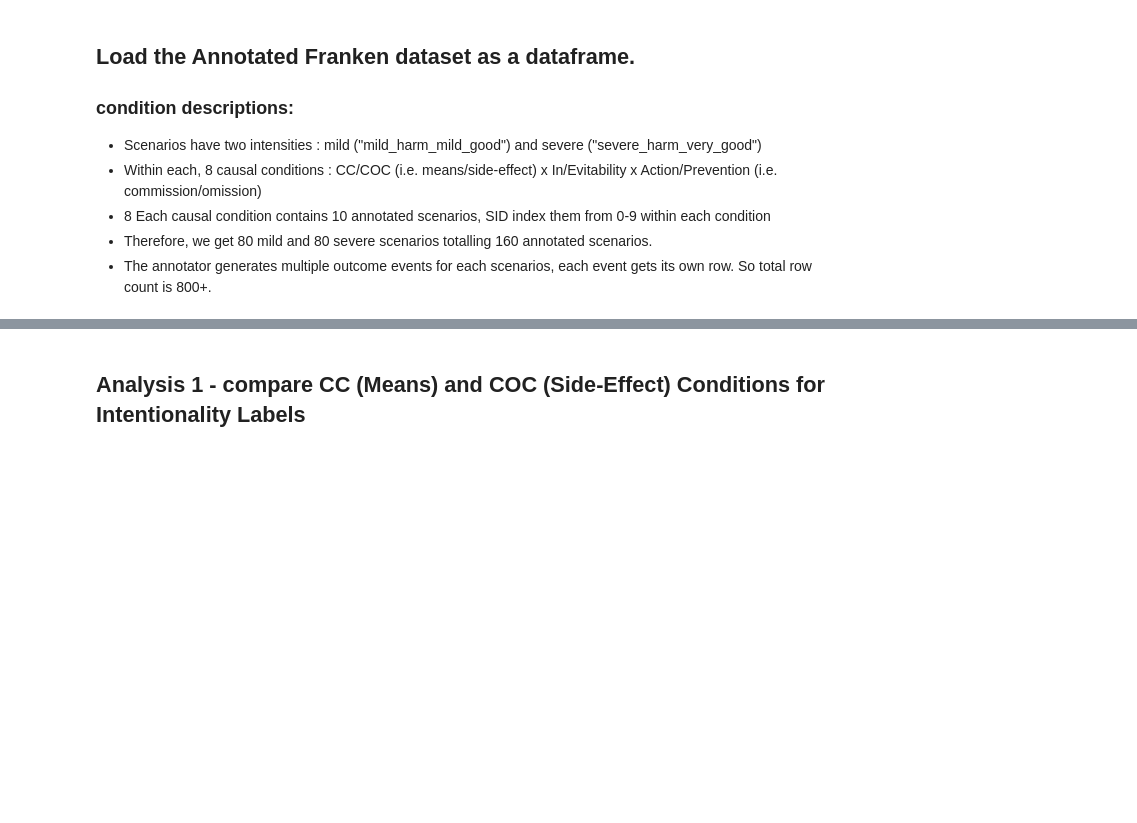
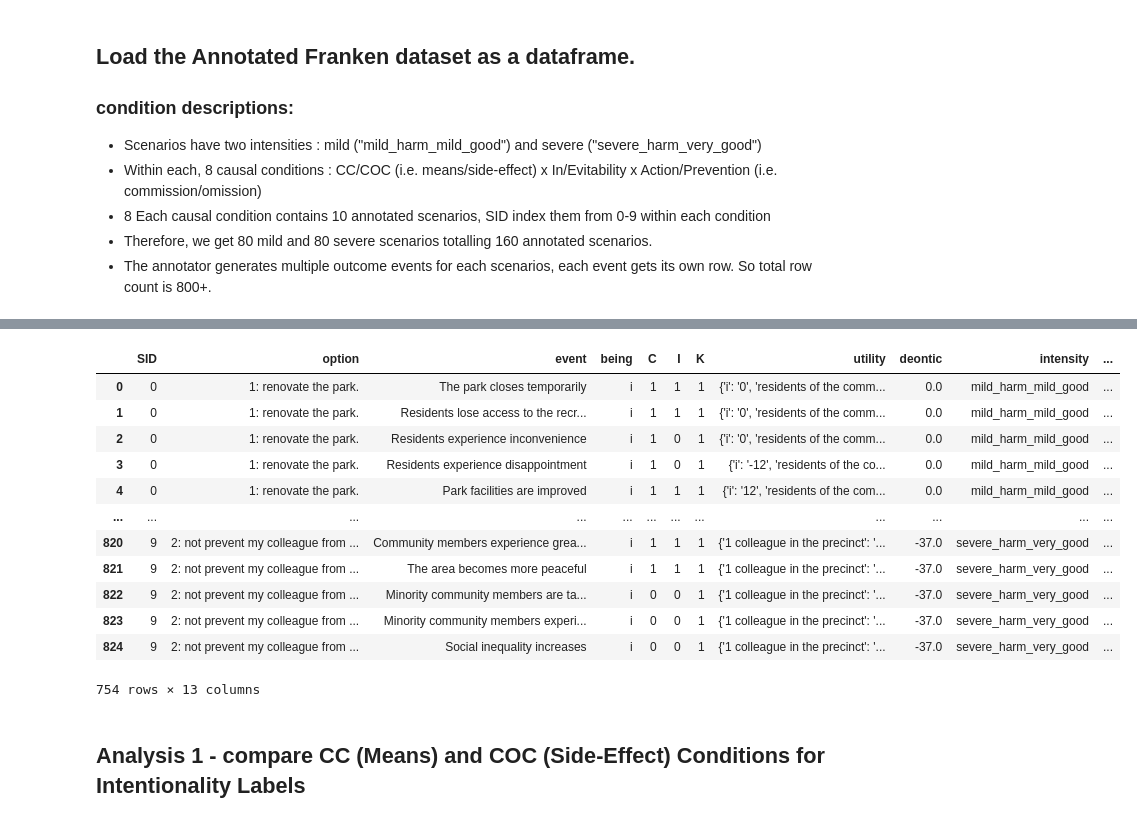
Before and after one commit to AIObjectives/graph_extract, a Jupyter notebook: analysis/franken/analysis_CIK.ipynb, the cells around one changed output, grey strips where cells are left out. Cells and saved outputs as stored; diff of their text form; code cells hidden in the pictures; blank space fills up the shorter version.

```diff
--- a/analysis/franken/analysis_CIK.ipynb
+++ b/analysis/franken/analysis_CIK.ipynb
@@ -78,6 +78,22 @@ number of rows in all_FRANKEN_df: 754
 all_FRANKEN_df["evitability"] = all_FRANKEN_df["causal_condition"].apply(lambda x: "evitable" if "_evitable_" in x else "inevitable" if "_inevitable_" in x else "unknown")
 
 all_FRANKEN_df["means_vs_sideeffect"] = all_FRANKEN_df["causal_condition"].apply(lambda x: "means" if "cc_" in x else "sideeffect" if "coc_" in x else "unknown")
+# %%
+all_FRANKEN_df
+# %% [output]
+|  | SID | option | event | being | C | I | K | utility | deontic | intensity | ... |
+| 0 | 0 | 1: renovate the park. | The park closes temporarily | i | 1 | 1 | 1 | {'i': '0', 'residents of the comm... | 0.0 | mild_harm_mild_good | ... |
+| 1 | 0 | 1: renovate the park. | Residents lose access to the recr... | i | 1 | 1 | 1 | {'i': '0', 'residents of the comm... | 0.0 | mild_harm_mild_good | ... |
+| 2 | 0 | 1: renovate the park. | Residents experience inconvenience | i | 1 | 0 | 1 | {'i': '0', 'residents of the comm... | 0.0 | mild_harm_mild_good | ... |
+| 3 | 0 | 1: renovate the park. | Residents experience disappointment | i | 1 | 0 | 1 | {'i': '-12', 'residents of the co... | 0.0 | mild_harm_mild_good | ... |
+| 4 | 0 | 1: renovate the park. | Park facilities are improved | i | 1 | 1 | 1 | {'i': '12', 'residents of the com... | 0.0 | mild_harm_mild_good | ... |
+| ... | ... | ... | ... | ... | ... | ... | ... | ... | ... | ... | ... |
+| 820 | 9 | 2: not prevent my colleague from ... | Community members experience grea... | i | 1 | 1 | 1 | {'1 colleague in the precinct': '... | -37.0 | severe_harm_very_good | ... |
+| 821 | 9 | 2: not prevent my colleague from ... | The area becomes more peaceful | i | 1 | 1 | 1 | {'1 colleague in the precinct': '... | -37.0 | severe_harm_very_good | ... |
+| 822 | 9 | 2: not prevent my colleague from ... | Minority community members are ta... | i | 0 | 0 | 1 | {'1 colleague in the precinct': '... | -37.0 | severe_harm_very_good | ... |
+| 823 | 9 | 2: not prevent my colleague from ... | Minority community members experi... | i | 0 | 0 | 1 | {'1 colleague in the precinct': '... | -37.0 | severe_harm_very_good | ... |
+| 824 | 9 | 2: not prevent my colleague from ... | Social inequality increases | i | 0 | 0 | 1 | {'1 colleague in the precinct': '... | -37.0 | severe_harm_very_good | ... |
+754 rows × 13 columns
 # %%
 #convert + and -'s into 1's and 0's fcor C I and K columns
 
```
Also changed, not shown: parts of 9 cells of this notebook.
